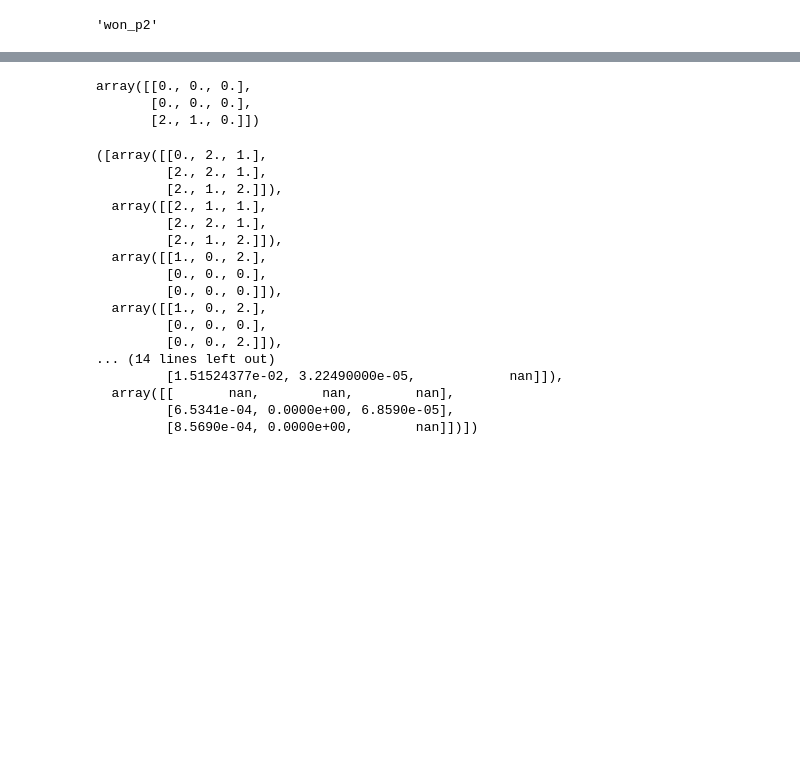
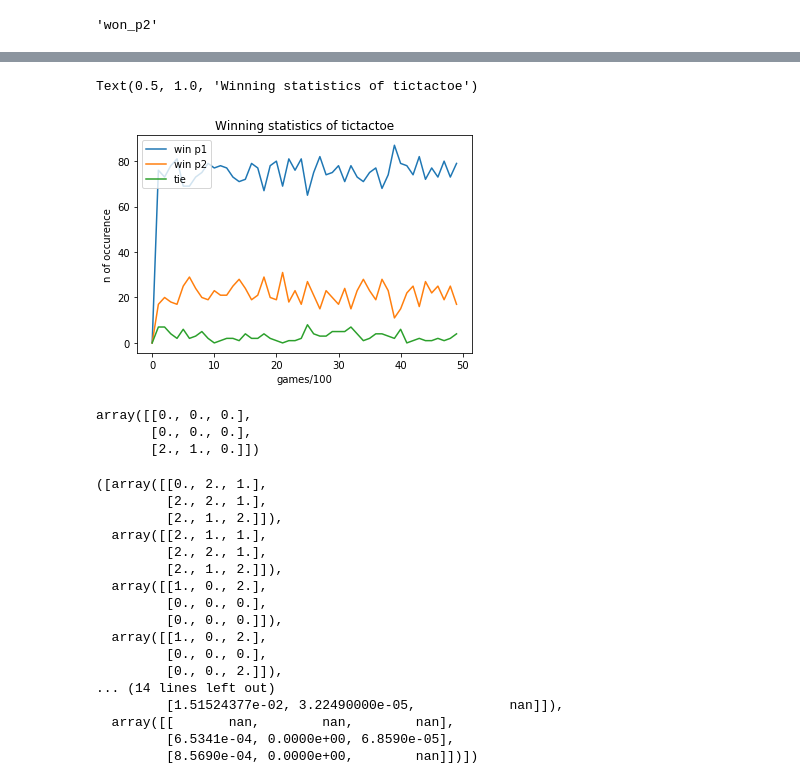
Before and after one commit to KilianFt/ann_exercises, a Jupyter notebook: ann_qlearning/tictactoe_qlearning.ipynb, the cells around one changed output, grey strips where cells are left out. Cells and saved outputs as stored; diff of their text form; code cells hidden in the pictures; blank space fills up the shorter version.

```diff
--- a/ann_qlearning/tictactoe_qlearning.ipynb
+++ b/ann_qlearning/tictactoe_qlearning.ipynb
@@ -11,13 +11,12 @@ KEY_WON_P2 = 'won_p2'
 KEY_P1 = 1
 KEY_P2 = 2
 
-n_games = 5000#30000
+n_games = 5000
 
 alpha = 0.1
 gamma = 1
-epsilon = .8
-e_decay = epsilon/n_games
+init_epsilon = 0.2
 
-win_reward = 1
+win_reward = 1.5
 lose_reward = -1
-tie_reward = 0
+tie_reward = -0.5
@@ -30 +23,4 @@ epsilon * pow(0.99,100.)
+# %%
+def get_board_string(board):
+    return str(copy.copy(board).reshape(9))
 # %%
@@ -73,7 +69,8 @@ def update_state(state, _q_table, epsilon, player_id):
 
     if r < (1-epsilon):
         # find max of q table
-        action_idx = np.unravel_index(np.argmax(q_values, axis=None), q_values.shape)
+        action_idx = np.where(q_values == np.nanmax(q_values))
+        action_idx = (action_idx[0][0], action_idx[1][0])
     else:
         non_nan_idxs = np.argwhere(~np.isnan(q_values))
         r_idx = np.random.randint(non_nan_idxs.shape[0])
@@ -94,7 +91,8 @@ array([[1, 2, 2],
 # %%
 def update_q_table(_q_table, state, reward, player_id):
 
-    current_q_values = get_q_values(_q_table, state)
+    current_q_values = get_q_values(_q_table, state, set_nan=False)
+
     it = np.nditer(state, flags=['multi_index'])
     for x in it:
 
@@ -102,7 +100,7 @@ def update_q_table(_q_table, state, reward, player_id):
             next_state = copy.copy(state)
             next_state[it.multi_index] = player_id
 
-            next_q_values = get_q_values(_q_table, next_state)
+            next_q_values = get_q_values(_q_table, next_state, set_nan=False)
 
             max_q_values = np.nanmax(next_q_values)
             if np.isnan(max_q_values):
@@ -112,12 +110,7 @@ def update_q_table(_q_table, state, reward, player_id):
         else:
             current_q_values[it.multi_index] = np.nan
 
-    state_idx = [i for (i, val) in enumerate(_q_table['states']) if (val==state).all()]
-    if len(state_idx) == 1:
-        _q_table['q_values'][state_idx[0]] = current_q_values
-    elif len(state_idx) == 0:
-        _q_table['states'].append(state)
-        _q_table['q_values'].append(current_q_values)
-    else:
-        print('ERROR: wrong length of state idx')
+    board_string = get_board_string(state)
+    _q_table[board_string] = current_q_values
+
     return _q_table
@@ -256,3 +265,16 @@ KeyboardInterrupt:
+# %%
+from matplotlib import pyplot as plt
+
+plt.plot(range(len(res_p1)), res_p1, label='win p1')
+plt.plot(range(len(res_p2)), res_p2, label='win p2')
+plt.plot(range(len(res_tie)), res_tie, label='tie')
+plt.legend(loc="upper left")
+plt.xlabel("games/100")
+plt.ylabel("n of occurence")
+plt.title("Winning statistics of tictactoe")
+# %% [output]
+Text(0.5, 1.0, 'Winning statistics of tictactoe')
+[figure, added]
 # %%
 q_table1['states'][0]
 # %% [output]
```
Also changed, not shown: parts of 8 cells of this notebook, 1 other file.
